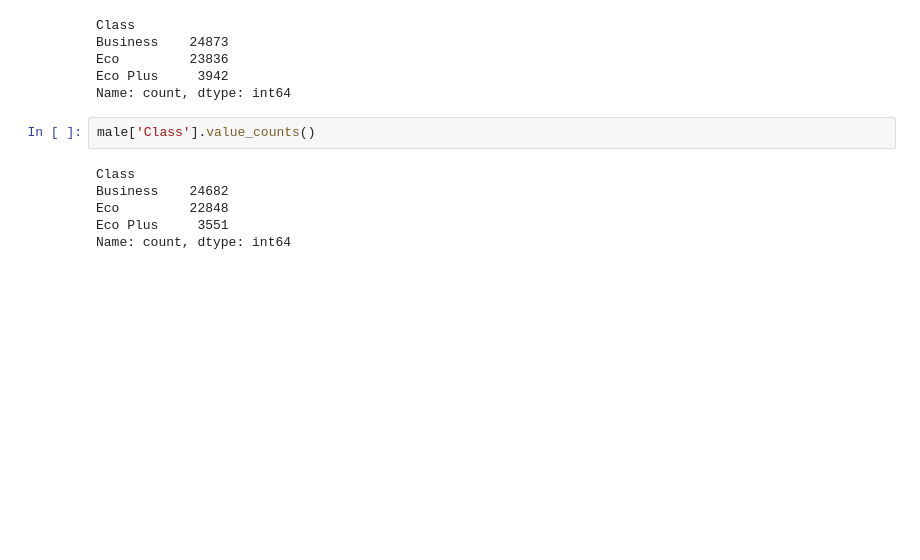
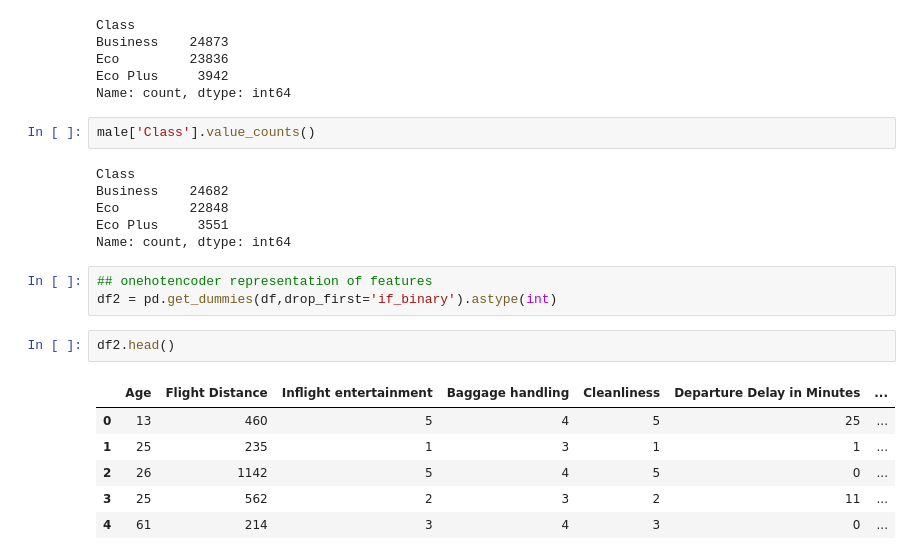
Before and after one commit to upflairs-pvt-ltd/jecrc-10-may2024, a Jupyter notebook: machine learning/classification/clasfication.ipynb, the cells around one changed output. Drawn from its saved outputs; the diff is of its cells as text; blank space fills up the shorter version.

```diff
--- a/machine learning/classification/clasfication.ipynb
+++ b/machine learning/classification/clasfication.ipynb
@@ -173,3 +173,15 @@ Business    24682
 Eco         22848
 Eco Plus     3551
 Name: count, dtype: int64
+# %%
+## onehotencoder representation of features
+df2 = pd.get_dummies(df,drop_first='if_binary').astype(int)
+# %%
+df2.head()
+# %% [output]
+|  | Age | Flight Distance | Inflight entertainment | Baggage handling | Cleanliness | Departure Delay in Minutes | ... |
+| 0 | 13 | 460 | 5 | 4 | 5 | 25 | ... |
+| 1 | 25 | 235 | 1 | 3 | 1 | 1 | ... |
+| 2 | 26 | 1142 | 5 | 4 | 5 | 0 | ... |
+| 3 | 25 | 562 | 2 | 3 | 2 | 11 | ... |
+| 4 | 61 | 214 | 3 | 4 | 3 | 0 | ... |
```
Also changed, not shown: parts of 15 cells of this notebook.
